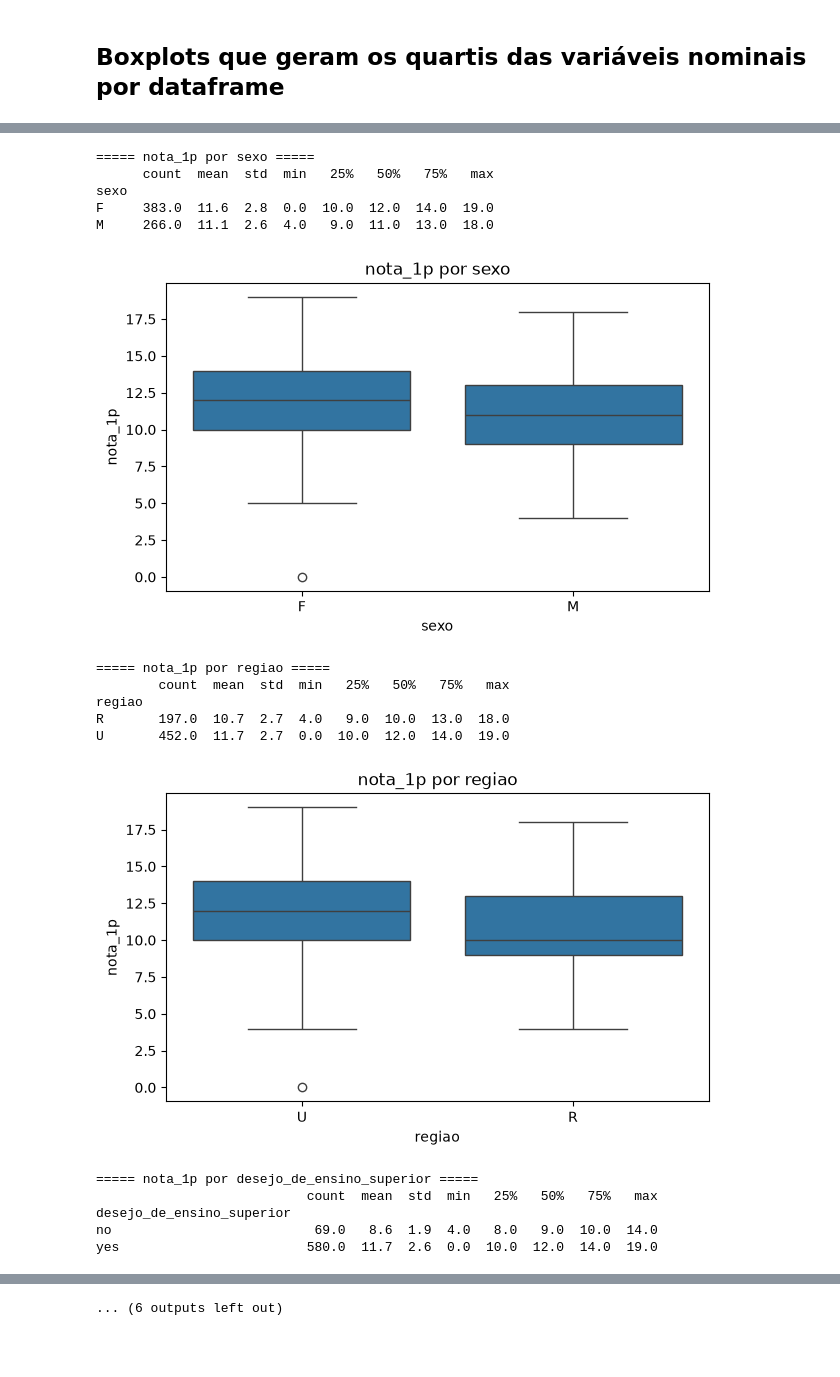
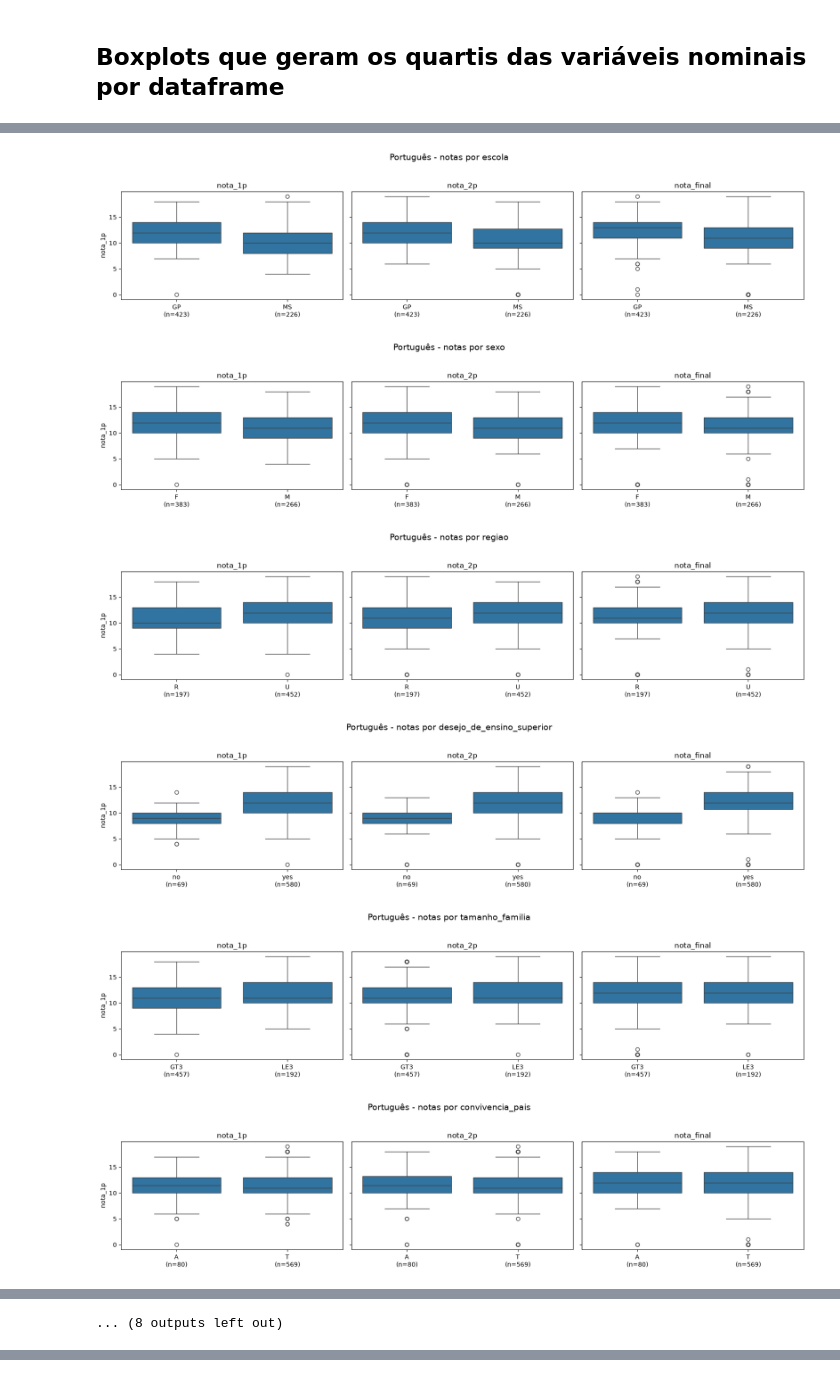
Before and after one commit to julialm-s/EDADatasetStudentAlcoholConsumption, a Jupyter notebook: grades_per_quartil.ipynb, the cells around one changed output, grey strips where cells are left out. Cells and saved outputs as stored; diff of their text form; code cells hidden in the pictures; blank space fills up the shorter version.

```diff
--- a/grades_per_quartil.ipynb
+++ b/grades_per_quartil.ipynb
@@ -168,4 +155,38 @@ def boxplots_nominais(df, col_nota, nominais):
+# %%
+def boxplots_provas(df, col_notas, nominais, disciplina="", mostrar_tabelas=False):
+    for col in nominais:
+        ordem = sorted(df[col].dropna().unique())            # ordem fixa das categorias
+        contagem = df[col].value_counts()
+        rotulos = [f"{c}\n(n={contagem[c]})" for c in ordem]  # quantos alunos há em cada caixa
+
+        fig, axes = plt.subplots(1, len(col_notas), figsize=(5.5 * len(col_notas), 4), sharey=True)
+        axes = np.atleast_1d(axes)
+
+        for ax, nota in zip(axes, col_notas):
+            sns.boxplot(data=df, x=col, y=nota, order=ordem, ax=ax)
+            ax.set_xticks(range(len(ordem)))
+            ax.set_xticklabels(rotulos)
+            ax.set_title(nota)
+            ax.set_xlabel("")
+
+            if mostrar_tabelas:
+                print(f"\n===== {disciplina} | {nota} por {col} =====")
+                print(df.groupby(col)[nota].describe().round(1))
+
+        fig.suptitle(f"{disciplina} - notas por {col}", fontsize=14)
+        plt.tight_layout(rect=[0, 0, 1, 0.94])
+        plt.show()
 # %%
-nominais = ["sexo", "regiao", "desejo_de_ensino_superior", "tamanho_familia", "convivencia_pais", "trabalho_mae", "trabalho_pai", "motivo_escola", "guardiao_legal"] # complete com as suas
-boxplots_nominais(df_port, "nota_1p", nominais)
+nominais = ["escola", "sexo", "regiao", "desejo_de_ensino_superior", "tamanho_familia",
+            "convivencia_pais", "trabalho_mae", "trabalho_pai", "motivo_escola", "guardiao_legal"]
+notas = ["nota_1p", "nota_2p", "nota_final"]
+
+boxplots_provas(df_port, notas, nominais, disciplina="Português")
+boxplots_provas(df_mat, notas, nominais, disciplina="Matemática")
 # %% [output]
+[figure, new version]
+[figure, new version]
+[figure, new version]
+[figure, new version]
+[figure, new version]
+[figure, new version]
@@ -172,17 +199 @@ boxplots_nominais(df_port, "nota_1p", nominais)
-===== nota_1p por sexo =====
-      count  mean  std  min   25%   50%   75%   max
-sexo
-F     383.0  11.6  2.8  0.0  10.0  12.0  14.0  19.0
-M     266.0  11.1  2.6  4.0   9.0  11.0  13.0  18.0
+... (8 outputs left out)
-[figure, old version]
-===== nota_1p por regiao =====
-        count  mean  std  min   25%   50%   75%   max
-regiao
-R       197.0  10.7  2.7  4.0   9.0  10.0  13.0  18.0
-U       452.0  11.7  2.7  0.0  10.0  12.0  14.0  19.0
-[figure, old version]
-===== nota_1p por desejo_de_ensino_superior =====
-                           count  mean  std  min   25%   50%   75%   max
-desejo_de_ensino_superior
-no                          69.0   8.6  1.9  4.0   8.0   9.0  10.0  14.0
-yes                        580.0  11.7  2.6  0.0  10.0  12.0  14.0  19.0
@@ -211 +199,0 @@ teacher        72.0  12.6  2.8  5.0  11.0  13.0  14.2  18.0
-... (6 outputs left out)
```
Also changed, not shown: parts of 12 cells of this notebook, 3 other files.
